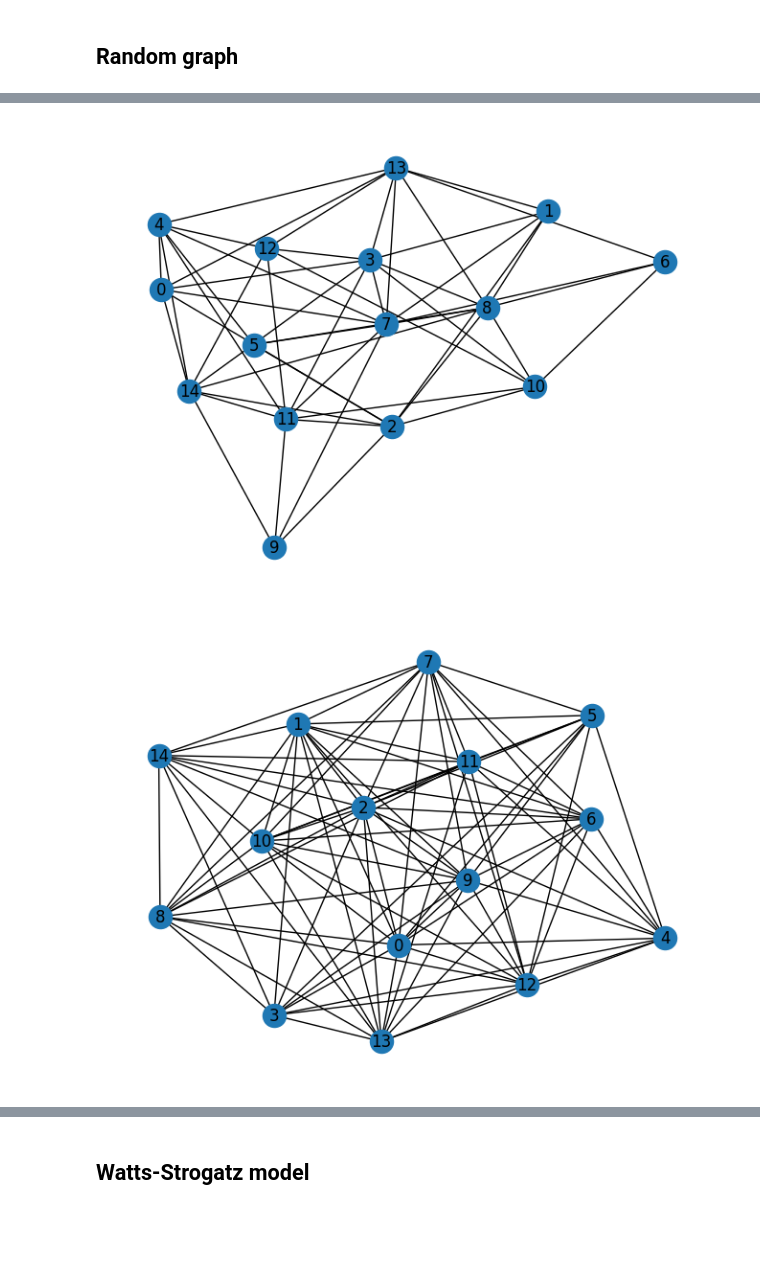
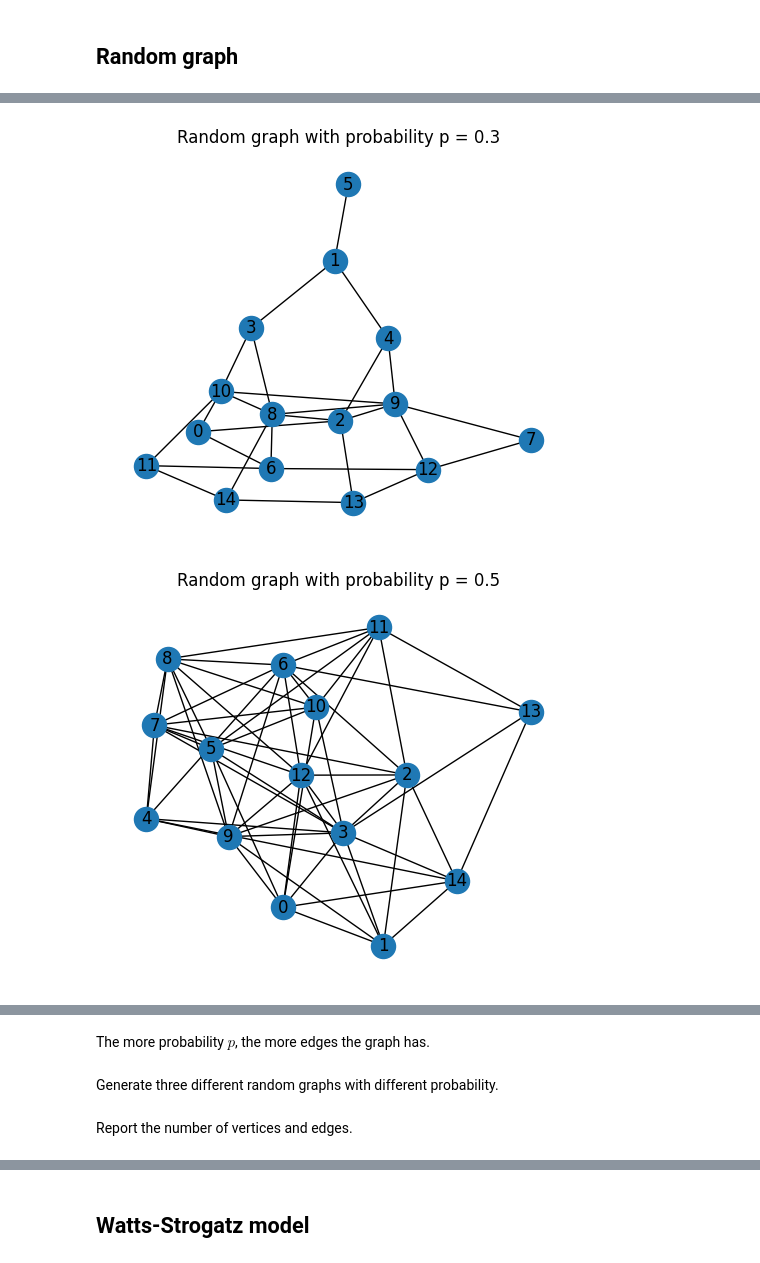
Before and after one commit to KohutMaria/Diffusion-processes, a Jupyter notebook: DPOCN_3.ipynb, the cells around one changed output, grey strips where cells are left out. Drawn from its saved outputs; the diff is of its cells as text; code cells hidden in the pictures; blank space fills up the shorter version.

```diff
--- a/DPOCN_3.ipynb
+++ b/DPOCN_3.ipynb
@@ -59,0 +88,25 @@ def var(G):
+# %%
+def draw_graph(G, title = ''):
+    """
+    Draw the graph.
+    def draw_graph(G: nx.Graph, title: str) -> NoReturn
+    """
+    plt.figure(figsize = (6, 5))
+    plt.title(title)
+    nx.draw(G, with_labels = True)
+    plt.show()
+# %%
+def draw_graphs(graphs, gr_type, parameters):
+    """
+    Draw several graphs.
+    def draw_graphs(graphs: list, gr_type: str, parameters: list) -> NoReturn
+    """
+    title = ''
+    for i in range(len(graphs)):
+        if gr_type == 'random':
+            title = f'Random graph with probability p = {parameters[i]}'
+        elif gr_type == 'ws':
+            title = f'Watts-Strogatz graph with K = {parameters[i][0]} neighbors and probability p = {parameters[i][1]}'
+        elif gr_type == 'ba':
+            title = f'Barabasi-Albert graph with m0 = {parameters[i][0]} nodes at the beginning and m = {parameters[i][1]} links for new node'
+        draw_graph(graphs[i], title)
@@ -161,5 +194,9 @@ POISSON
 # %%
 def random_graph(N, p):
+    """
+    Generate the random graph G(N, p) with N nodes and probability p.
+    def random_graph(N: int, p: float) -> nx.Graph
+    """
     G = nx.Graph()
     G.add_nodes_from(range(N))
 
@@ -184,8 +219,7 @@ nx.draw(graph_1, with_labels = True)
-# %%
-nx.draw(graph_2, with_labels = True)
-# %% [output]
-[figure, removed]
-# %%
-nx.draw(graph_3, with_labels = True)
-# %% [output]
-[figure, removed]
+# %%
+draw_graphs([graph_1, graph_2, graph_3],
+            'random',
+            [p_1, p_2, p_3])
+# %% [output]
+[figure, added]
+[figure, added]
@@ -192,3 +227,7 @@ nx.draw(graph_3, with_labels = True)
+# %% [markdown]
+The more probability $p$, the more edges the graph has.
+# %% [markdown]
+Generate three different random graphs with different probability.
 # %%
 N = 2000
 p_1 = 0.3
@@ -197,6 +236,8 @@ p_3 = 0.8
 graph_1 = random_graph(N, p_1)
 graph_2 = random_graph(N, p_2)
 graph_3 = random_graph(N, p_3)
+# %% [markdown]
+Report the number of vertices and edges.
 # %%
 print(f"Random graph with p = {p_1}" + numb_vert_ed(graph_1))
 print(f"Random graph with p = {p_2}" + numb_vert_ed(graph_2))
```
Also changed, not shown: parts of 129 cells of this notebook.
